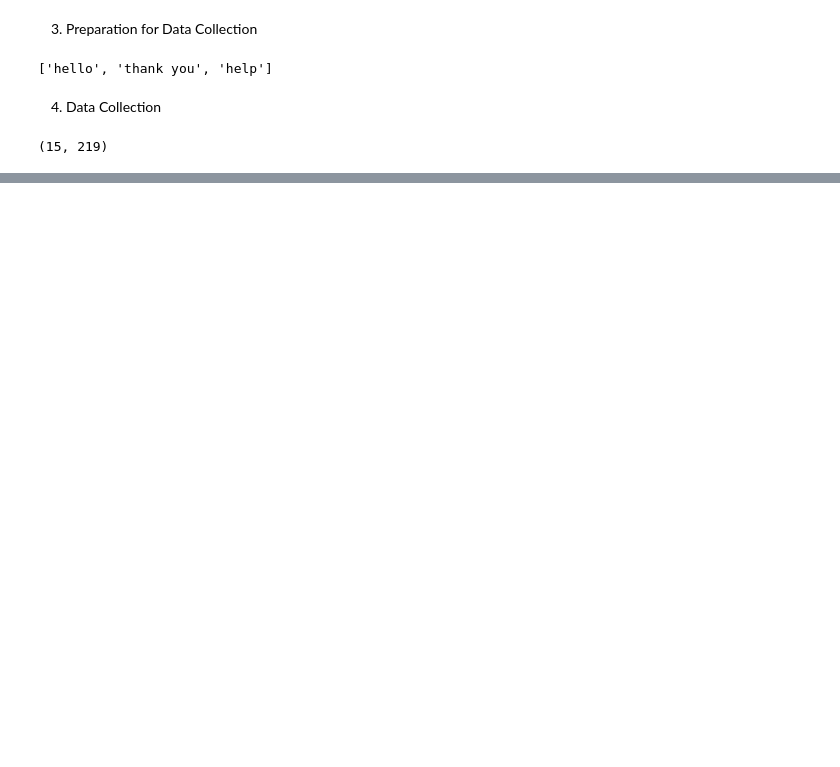
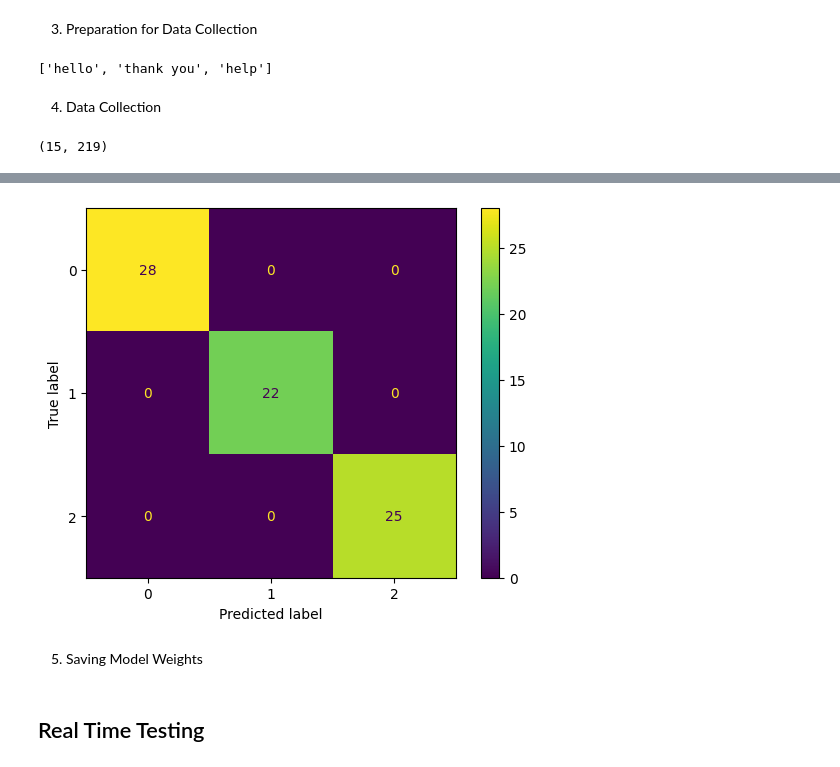
Before and after one commit to AlpacaMoon/sign-language-recognition, a Jupyter notebook: feature-extraction/main-cvzone.ipynb, the cells around one changed output, grey strips where cells are left out. Saved outputs shown, nothing was run; the diff lists cells and outputs as text; code cells hidden in the pictures; blank space fills up the shorter version.

Commit message:
Action Recognition model Training + testing v1

```diff
--- a/feature-extraction/main-cvzone.ipynb
+++ b/feature-extraction/main-cvzone.ipynb
@@ -418,0 +482,2 @@ np.load(os.path.join(KEYPOINTS_PATH, action, '0.npy')).shape
+# %%
+model.compile(optimizer='Adam', loss='categorical_crossentropy', metrics=['categorical_accuracy'])
@@ -418,0 +486,2 @@ np.load(os.path.join(KEYPOINTS_PATH, action, '0.npy')).shape
+# %%
+model.fit(X_train, y_train, epochs=2000, callbacks=[tb_callback])
@@ -418,0 +529,2 @@ np.load(os.path.join(KEYPOINTS_PATH, action, '0.npy')).shape
+# %%
+test_results = model.predict(X_test)
@@ -418,0 +535,3 @@ np.load(os.path.join(KEYPOINTS_PATH, action, '0.npy')).shape
+# %%
+y_actual = np.argmax(y_test, axis=1)
+y_predict = np.argmax(test_results, axis=1)
@@ -418,0 +553,13 @@ np.load(os.path.join(KEYPOINTS_PATH, action, '0.npy')).shape
+# %%
+from sklearn.metrics import ConfusionMatrixDisplay, confusion_matrix
+import matplotlib.pyplot as plt
+%matplotlib inline
+
+cm = confusion_matrix(y_actual, y_predict)
+cmDisp = ConfusionMatrixDisplay(confusion_matrix=cm)
+cmDisp.plot()
+plt.show()
+# %% [output]
+[figure, added]
+# %% [markdown]
+5. Saving Model Weights
@@ -418,0 +570,2 @@ np.load(os.path.join(KEYPOINTS_PATH, action, '0.npy')).shape
+# %% [markdown]
+## Real Time Testing
```
Also changed, not shown: parts of 33 cells of this notebook, 5 other files.
